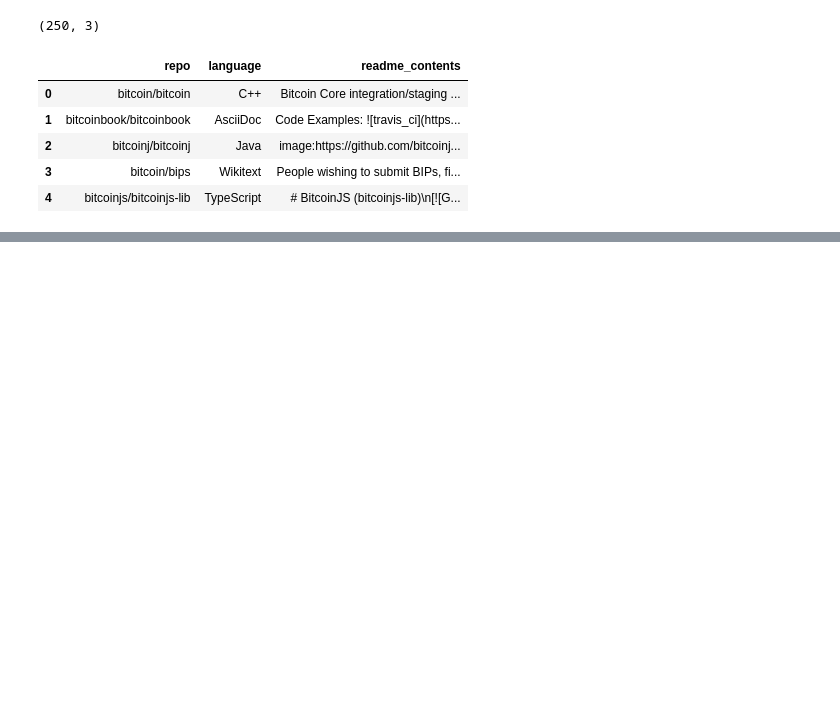
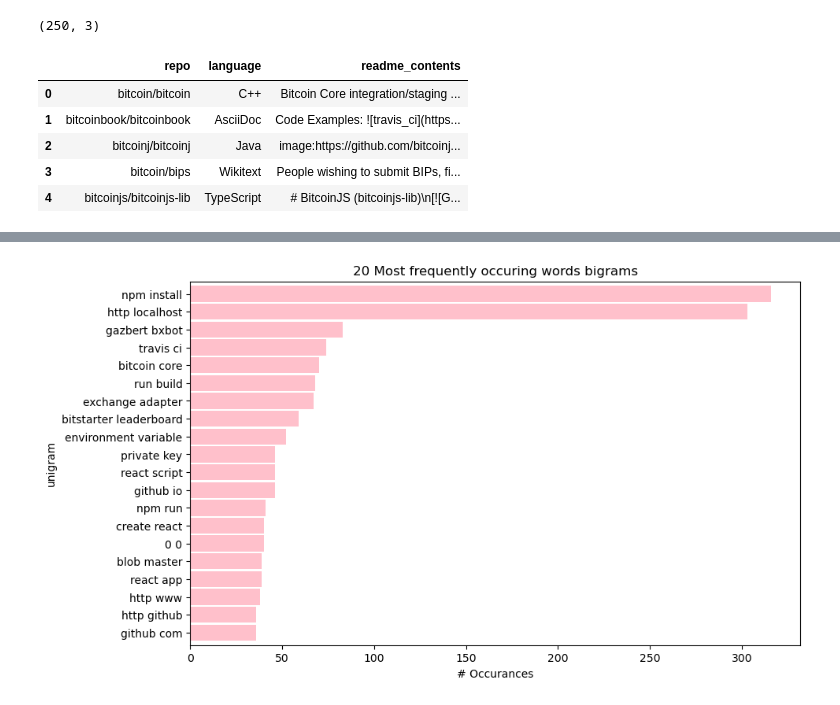
Before and after one commit to JDSINLP/NLP-Project, a Jupyter notebook: dev_scratchbook.ipynb, the cells around one changed output, grey strips where cells are left out. Saved outputs shown, nothing was run; the diff lists cells and outputs as text; code cells hidden in the pictures; blank space fills up the shorter version.

```diff
--- a/dev_scratchbook.ipynb
+++ b/dev_scratchbook.ipynb
@@ -241,0 +87,4 @@ df
+# %%
+w.viz_most_common_bigrams(words)
+# %% [output]
+[figure, added]
```
Also changed, not shown: parts of 48 cells of this notebook.
